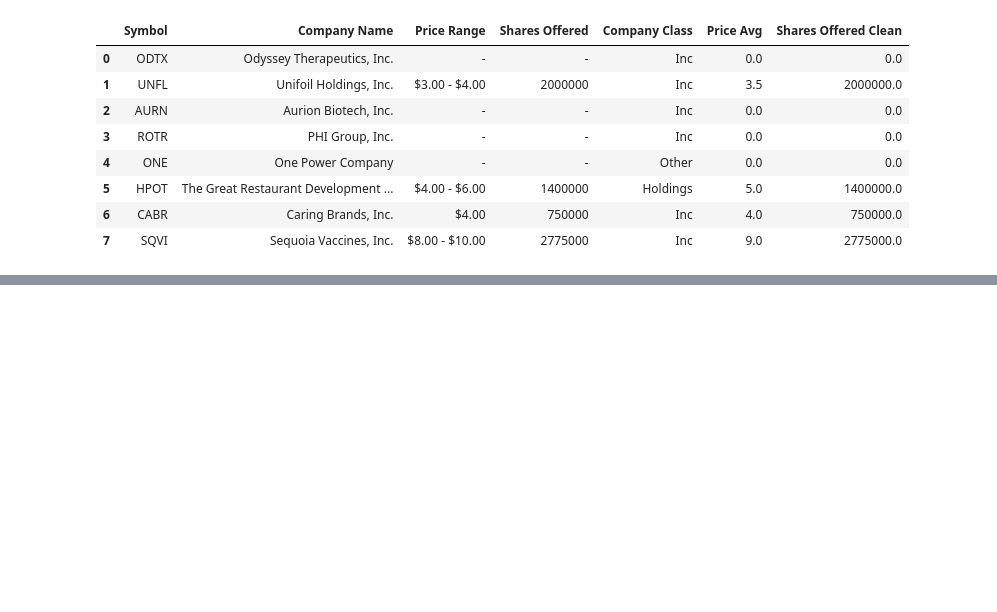
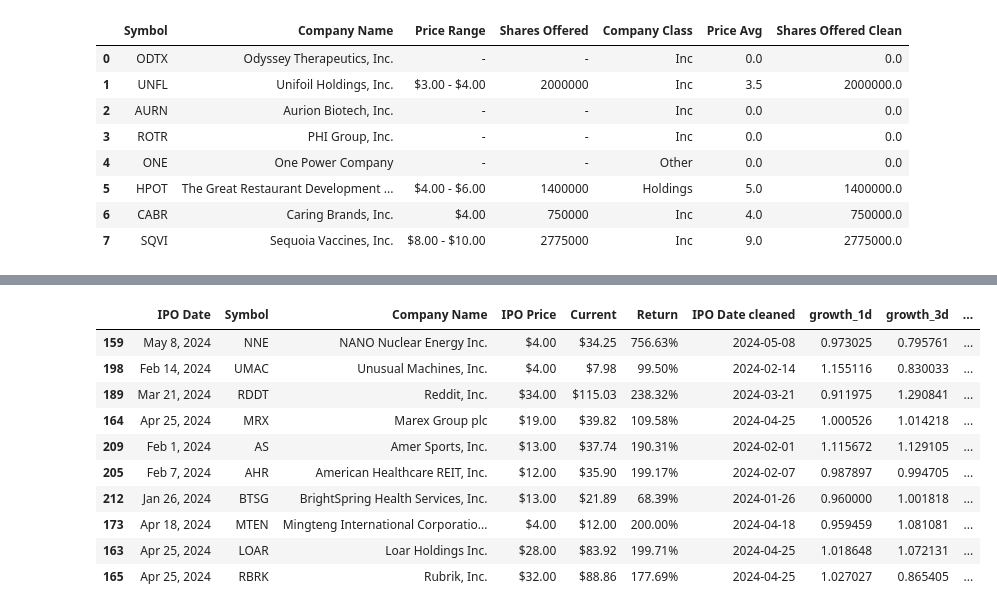
Before and after one commit to primusanto/stock-market-analysis-datatalks-homework, a Jupyter notebook: homework2.ipynb, the cells around one changed output, grey strips where cells are left out. Saved outputs shown, nothing was run; the diff lists cells and outputs as text; code cells hidden in the pictures; blank space fills up the shorter version.

```diff
--- a/homework2.ipynb
+++ b/homework2.ipynb
@@ -167,0 +291,16 @@ Name: Withdraw Value, dtype: float64
+# %%
+ipo_data_sort_by_growth252d = ipo_data_cleaned.sort_values(by='growth_252d', ascending=False)
+
+ipo_data_sort_by_growth252d.head(10)
+# %% [output]
+|  | IPO Date | Symbol | Company Name | IPO Price | Current | Return | IPO Date cleaned | growth_1d | growth_3d | ... |
+| 159 | May 8, 2024 | NNE | NANO Nuclear Energy Inc. | $4.00 | $34.25 | 756.63% | 2024-05-08 | 0.973025 | 0.795761 | ... |
+| 198 | Feb 14, 2024 | UMAC | Unusual Machines, Inc. | $4.00 | $7.98 | 99.50% | 2024-02-14 | 1.155116 | 0.830033 | ... |
+| 189 | Mar 21, 2024 | RDDT | Reddit, Inc. | $34.00 | $115.03 | 238.32% | 2024-03-21 | 0.911975 | 1.290841 | ... |
+| 164 | Apr 25, 2024 | MRX | Marex Group plc | $19.00 | $39.82 | 109.58% | 2024-04-25 | 1.000526 | 1.014218 | ... |
+| 209 | Feb 1, 2024 | AS | Amer Sports, Inc. | $13.00 | $37.74 | 190.31% | 2024-02-01 | 1.115672 | 1.129105 | ... |
+| 205 | Feb 7, 2024 | AHR | American Healthcare REIT, Inc. | $12.00 | $35.90 | 199.17% | 2024-02-07 | 0.987897 | 0.994705 | ... |
+| 212 | Jan 26, 2024 | BTSG | BrightSpring Health Services, Inc. | $13.00 | $21.89 | 68.39% | 2024-01-26 | 0.960000 | 1.001818 | ... |
+| 173 | Apr 18, 2024 | MTEN | Mingteng International Corporatio... | $4.00 | $12.00 | 200.00% | 2024-04-18 | 0.959459 | 1.081081 | ... |
+| 163 | Apr 25, 2024 | LOAR | Loar Holdings Inc. | $28.00 | $83.92 | 199.71% | 2024-04-25 | 1.018648 | 1.072131 | ... |
+| 165 | Apr 25, 2024 | RBRK | Rubrik, Inc. | $32.00 | $88.86 | 177.69% | 2024-04-25 | 1.027027 | 0.865405 | ... |
```
Also changed, not shown: parts of 23 cells of this notebook.
